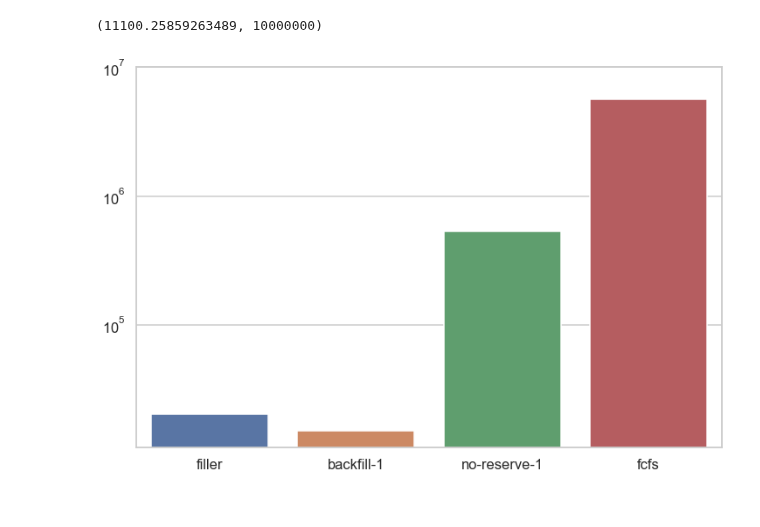
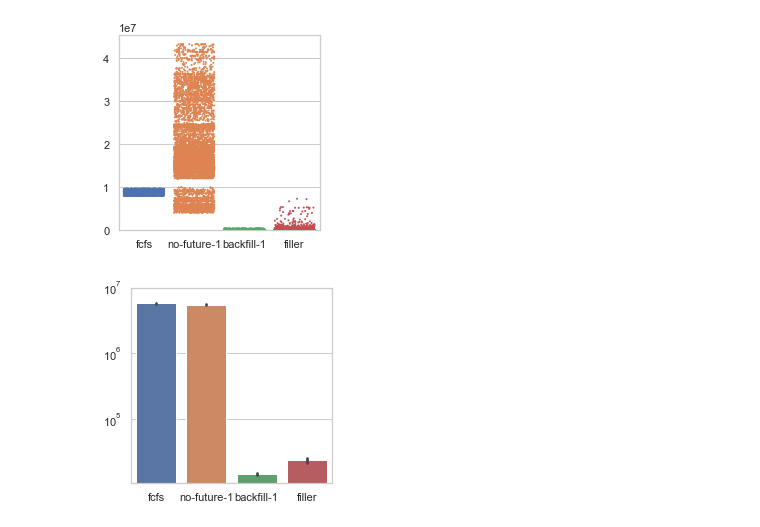
Before and after one commit to jankopanski/Burst-Buffer-Scheduling, a Jupyter notebook: analysis/ScheduleComparison-AllocOnly.ipynb, the cells around one changed output. Drawn from its saved outputs; the diff is of its cells as text; code cells hidden in the pictures.

```diff
--- a/analysis/ScheduleComparison-AllocOnly.ipynb
+++ b/analysis/ScheduleComparison-AllocOnly.ipynb
@@ -14,9 +15,9 @@ from evalys import visu
 from evalys.jobset import JobSet
 # %%
-input_location = 'KTH-alloc-only'
+input_location = 'KTH-alloc-only-filter'
 files_prefix = ''
 # schedule_names = ['filler', 'balance-largest-1', 'balance-smallest-1', 'balance-ratio-1', 'backfill-1', 'no-reserve-1', 'fcfs']
-schedule_names = ['filler', 'backfill-1', 'no-reserve-1', 'fcfs']
+schedule_names = ['filler', 'backfill-1', 'no-future-1', 'fcfs']
 # %%
 schedule_files = []
 jobs_files = []
@@ -75,8 +76,8 @@ for file in jobs_files:
 # %%
 metrics.index.rename(None, inplace=True)
 metrics = metrics.reindex(schedule_names)
-sns.set_theme(context='talk', style='whitegrid')
-# sns.set_theme(style='whitegrid')
+# sns.set_theme(context='talk', style='whitegrid')
+sns.set_theme(style='whitegrid')
 # %%
 def calculate_compute_utilisation(schedule):
     compute_time = jobsets[schedule].df[['execution_time', 'requested_number_of_resources']].apply(lambda row: row.execution_time * row.requested_number_of_resources, axis=1).sum()
@@ -148,9 +163,25 @@ ax.set_ylim(0)
+# %%
+# Scatterplot, outliers
+largest = pd.concat([metrics_df[metrics_df.schedule == schedule][['schedule', 'waiting_time']].nlargest(n=8000, columns='waiting_time') for schedule in schedule_names])
+# fig, ax = plt.subplots(figsize=(12,8))
+fig, ax = plt.subplots(figsize=(3.6,3.6))
+sns.stripplot(data=largest, x='schedule', y='waiting_time', ax=ax, order=['fcfs', 'no-future-1', 'backfill-1', 'filler'], size=2, jitter=0.4)
+# sns.stripplot(data=waiting_times, ax=ax, order=['fcfs', 'no-future-1', 'backfill-1', 'filler'], size=2, jitter=0.4)
+ax.set_ylim(0)
+# ax.set_ylim(top=4.5*10**7)
+ax.set_ylabel('')
+ax.set_xlabel('')
+# fig.savefig('../../images/results/reservation_alloc-only_waiting-time_dist.png', bbox_inches='tight', dpi=600)
+fig.savefig('../../images/results/reservation_alloc-only_waiting-time_dist.pdf', bbox_inches='tight')
+# %% [output]
+[figure, added]
 # %%
 # Mean, logscale
-fig, ax = plt.subplots(figsize=(12,8))
-sns.barplot(data=waiting_times, ci=None, ax=ax)
+# fig, ax = plt.subplots(figsize=(12,8))
+fig, ax = plt.subplots(figsize=(3.6,3.6))
+sns.barplot(data=waiting_times, ax=ax, order=['fcfs', 'no-future-1', 'backfill-1', 'filler'])
 ax.set_yscale('log')
 ax.set_ylim(top=10**7)
+fig.savefig('../../images/results/reservation_alloc-only_waiting-time_mean.pdf', bbox_inches='tight')
 # %% [output]
-(11100.25859263489, 10000000)
-[figure, old version]
+[figure, new version]
```
Also changed, not shown: parts of 39 cells of this notebook, 2 other files.
